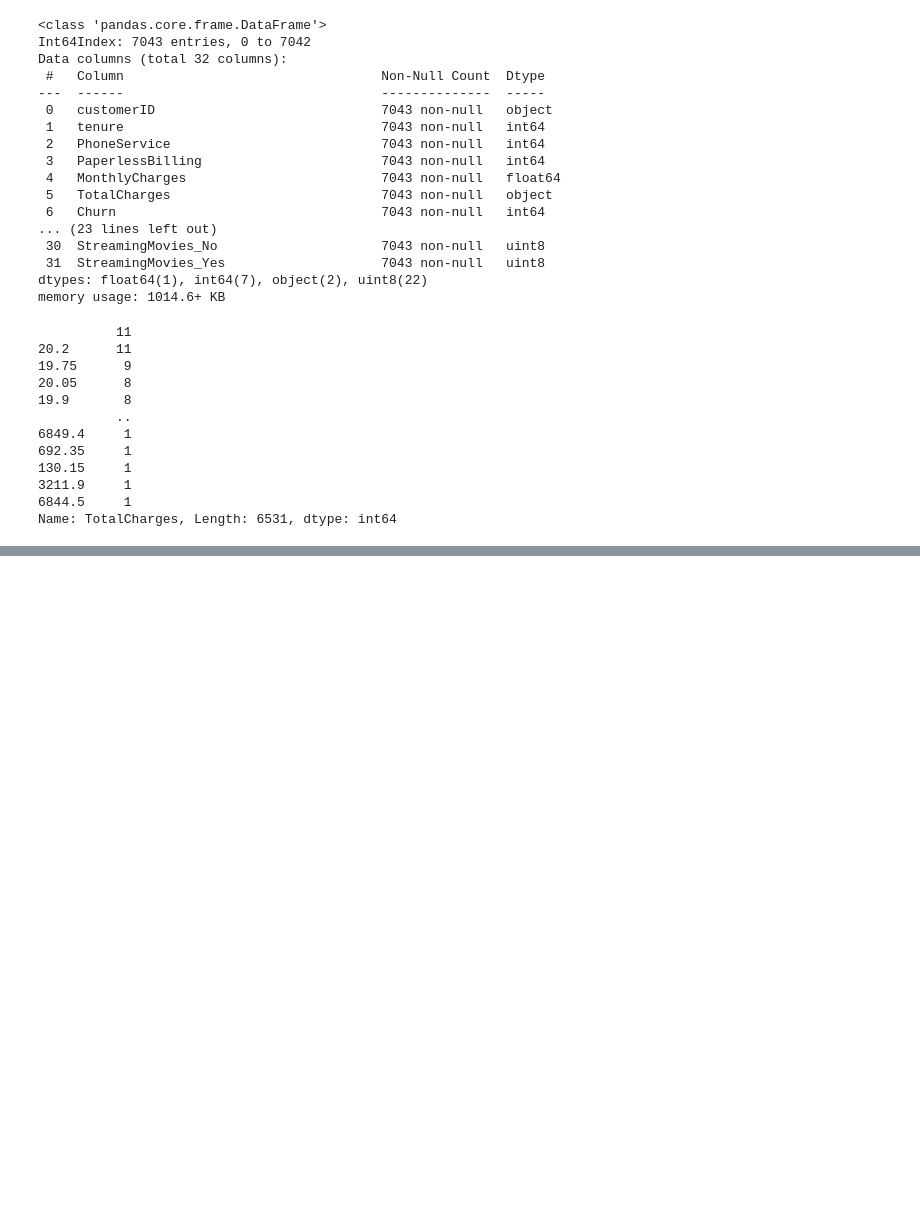
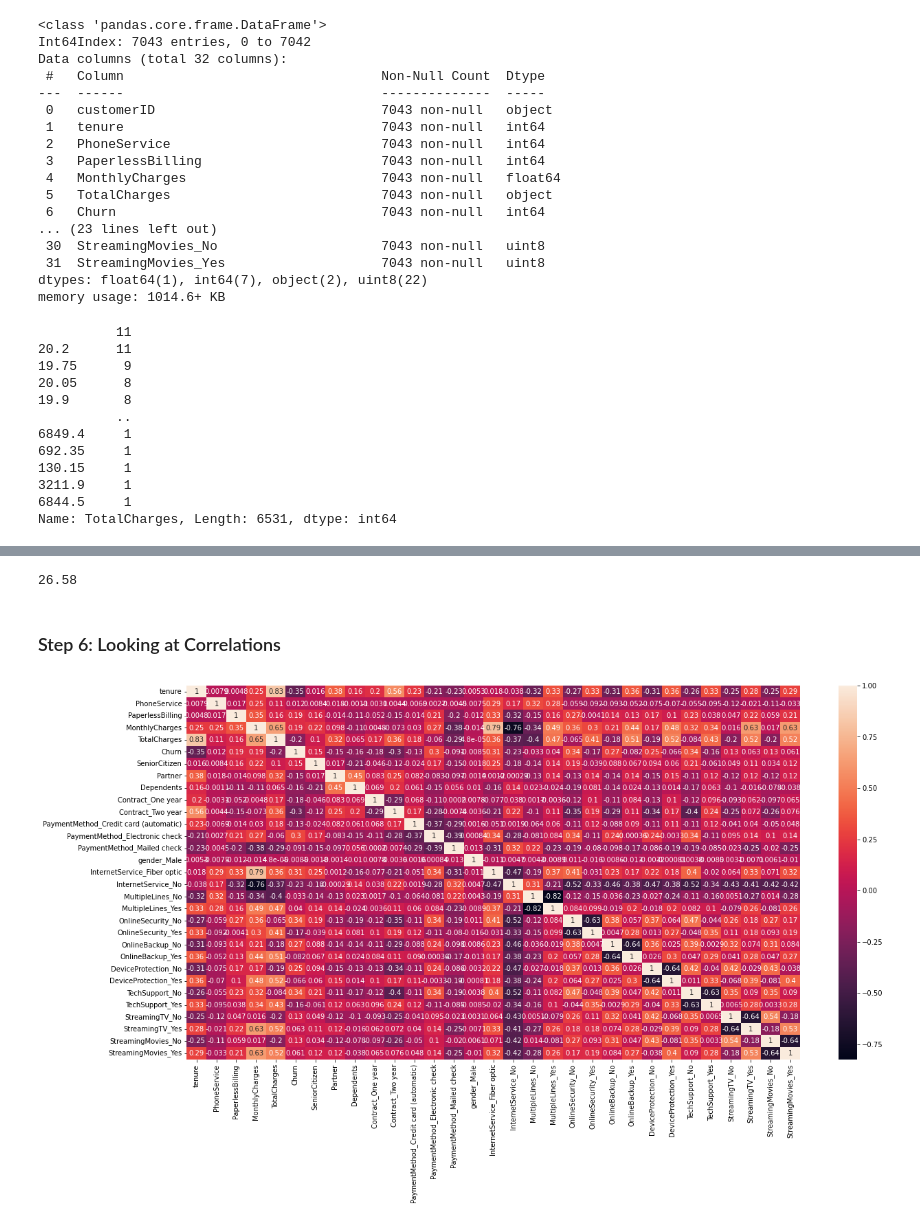
Before and after one commit to jagdishlamba/telecom-churn-analysis, a Jupyter notebook: telecom-churn-analysis.ipynb, the cells around one changed output, grey strips where cells are left out. Cells and saved outputs as stored; diff of their text form; code cells hidden in the pictures; blank space fills up the shorter version.

```diff
--- a/telecom-churn-analysis.ipynb
+++ b/telecom-churn-analysis.ipynb
@@ -266,4 +267,4 @@ df.TotalCharges.value_counts()
 6844.5     1
 Name: TotalCharges, Length: 6531, dtype: int64
 # %%
-df.shape
+df['TotalCharges']= pd.to_numeric(df['TotalCharges'], errors='coerce')
@@ -271,0 +279,2 @@ df.shape
+# %%
+df = df[~df['TotalCharges'].isnull()]
@@ -271,0 +402,14 @@ df.shape
+# %%
+### Checking the Churn Rate
+churn = (sum(df['Churn'])/len(df['Churn'].index))*100
+round(churn,2)
+# %% [output]
+26.58
+# %% [markdown]
+### Step 6: Looking at Correlations
+# %%
+plt.figure(figsize = (20,10))
+sns.heatmap(df.corr(),annot=True)
+plt.show()
+# %% [output]
+[figure, added]
```
Also changed, not shown: parts of 71 cells of this notebook.
